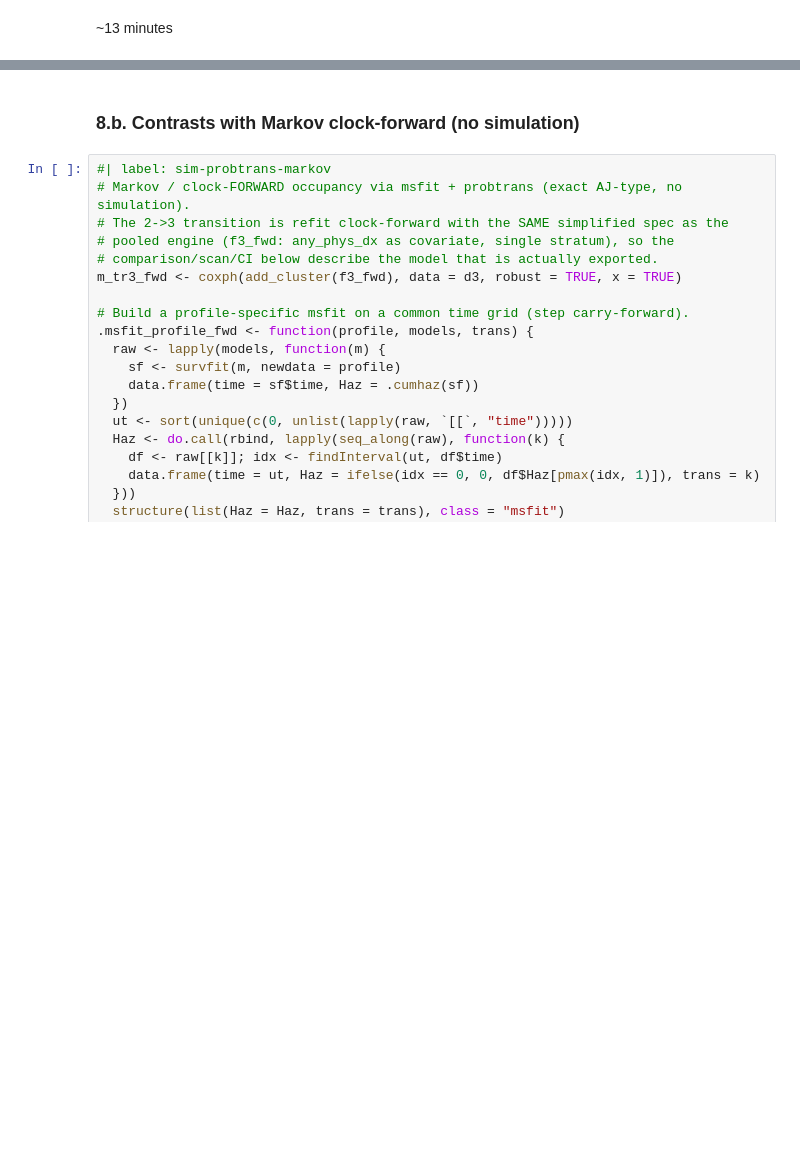
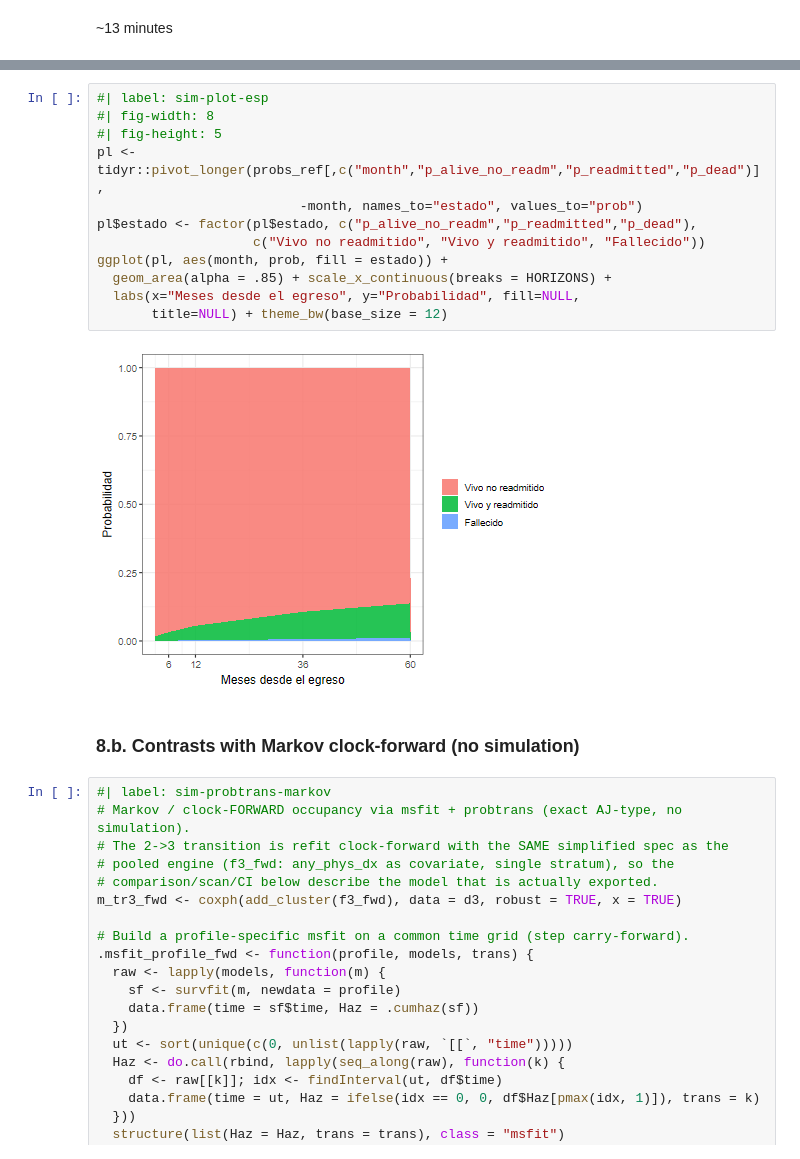
Before and after one commit to FONDECYTACC/cons2025, a Jupyter notebook: prediction25_multistate_semimarkov.ipynb, the cells around one changed output, grey strips where cells are left out. Drawn from its saved outputs; the diff is of its cells as text; blank space fills up the shorter version.

Commit message:
Refactor code structure for improved readability and maintainability (added plots in spanish) and added thesis_scheme

```diff
--- a/prediction25_multistate_semimarkov.ipynb
+++ b/prediction25_multistate_semimarkov.ipynb
@@ -601,3 +643,17 @@ ggplot(pl, aes(month, prob, fill = estado)) +
+# %%
+#| label: sim-plot-esp
+#| fig-width: 8
+#| fig-height: 5
+pl <- tidyr::pivot_longer(probs_ref[,c("month","p_alive_no_readm","p_readmitted","p_dead")],
+                          -month, names_to="estado", values_to="prob")
+pl$estado <- factor(pl$estado, c("p_alive_no_readm","p_readmitted","p_dead"),
+                    c("Vivo no readmitido", "Vivo y readmitido", "Fallecido"))
+ggplot(pl, aes(month, prob, fill = estado)) +
+  geom_area(alpha = .85) + scale_x_continuous(breaks = HORIZONS) +
+  labs(x="Meses desde el egreso", y="Probabilidad", fill=NULL,
+       title=NULL) + theme_bw(base_size = 12)
+# %% [output]
+[figure, added]
 # %% [markdown]
 ### 8.b. Contrasts with Markov clock-forward (no simulation)
 # %%
```
Also changed, not shown: parts of 22 cells of this notebook, 12 other files.
